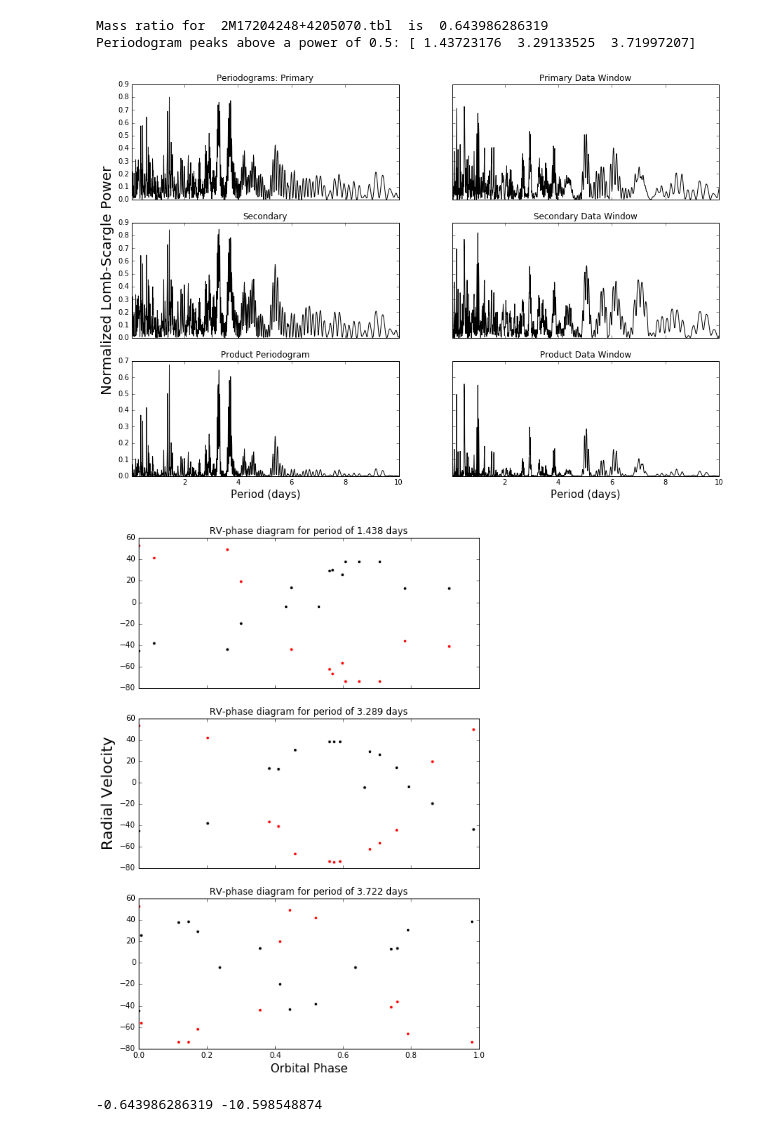
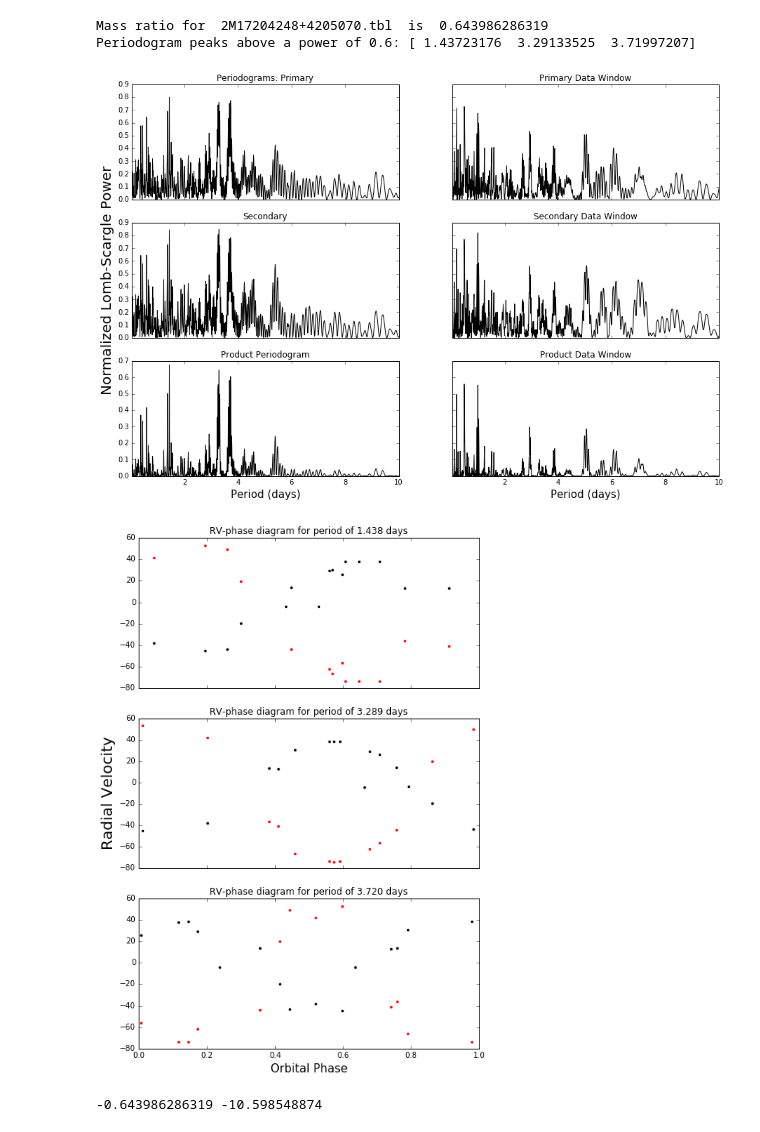
Before and after one commit to jacob-i-skinner/Orbit-Fitting, a Jupyter notebook: 2M17204248+4205070.ipynb, the cells around one changed output. Saved outputs shown, nothing was run; the diff lists cells and outputs as text; code cells hidden in the pictures.

Commit message:
Bug fixes, improvements
Altered the plotting functions to reflect the changes in the way
semi-amplitudes are handled.

```diff
--- a/2M17204248+4205070.ipynb
+++ b/2M17204248+4205070.ipynb
@@ -7,17 +7,8 @@ from scipy.signal import lombscargle
 filename     = '2M17204248+4205070.tbl'
 system       = np.genfromtxt(filename, skip_header=1, usecols=(0, 1, 2))
 
-#Mass-Ratio-Finder-----------------------------------------------------------------------------------------------#
+#define-variable--------------------------------------------------------------------------------------------------#
 
-RVp        =[datum[1] for datum in system if not np.isnan(datum[1]+datum[2])]
-RVs        =[datum[2] for datum in system if not np.isnan(datum[1]+datum[2])]
-m,b        = np.polyfit(RVs, RVp, 1)
-mass_ratio = -m
-print('Mass ratio for ', filename, ' is ', -m)
-
-#Periodogrammer--------------------------------------------------------------------------------------------------#
-
-#define variables
 JD, RVp, RVs = [datum[0] for datum in system], [datum[1] for datum in system], [datum[2] for datum in system]
 JDp, JDs     = JD, JD
 samples      = 1000
@@ -69,6 +60,13 @@ def data_window(t, f):
     powers *= 2 / N
     return periods, powers
 
+#function computes and returns mass ratio
+def massRatio():
+    p =[datum[1] for datum in system if not np.isnan(datum[1]+datum[2])]
+    s =[datum[2] for datum in system if not np.isnan(datum[1]+datum[2])]
+    m,b = np.polyfit(s, p, 1)
+    return -m
+
 #this function removes nan cells from the bad RV visits, and deletes the accompanying JD element
 #from a copy tied to the specific rv list
 def adjustment(t, rv):
@@ -84,16 +82,15 @@ def adjustment(t, rv):
 #function converts measurements in time into measurements in orbital phase (from 0-1)
 #function is only useful after T and P have been determined
 def phases(P, T, times):
-    phased_Times = np.zeros(len(times))
-    for i in range(0, len(times)-1):
-        phased_Times[i] = ((times[i])-T)/P-int(((times[i])-T)/P)
+    phased_Times = np.array([])
+    for i in range(0, len(times)):
+        phased_Times = np.append(phased_Times, ((times[i])-T)/P-int(((times[i])-T)/P))
         if phased_Times[i] < 0:
             phased_Times[i] = phased_Times[i]+1
     return phased_Times
 
 #function finds local maxima above a specified cutoff power
 def maxima(cutoff):
-    cutoff = 0.6
     power = y*y2
     maxima = np.array([])
     for i in range(1, len(power)-2):
@@ -140,29 +137,30 @@ ax2.set_ylabel('Normalized Lomb-Scargle Power', size='20')
 fig.set_figheight(10)
 fig.set_figwidth(15)
 #plt.savefig(filename + ' periodogram.pdf')
-print('Periodogram peaks above a power of 0.5:',maxima(0.5))
+print('Mass ratio for ', filename, ' is ', massRatio())
+print('Periodogram peaks above a power of 0.6:',maxima(0.6))
 # %% [output]
 Mass ratio for  2M17204248+4205070.tbl  is  0.643986286319
-Periodogram peaks above a power of 0.5: [ 1.43723176  3.29133525  3.71997207]
+Periodogram peaks above a power of 0.6: [ 1.43723176  3.29133525  3.71997207]
 [figure]
 # %%
 fig, ((ax1),(ax2),(ax3)) = plt.subplots(3,1, sharex='col', sharey='row')
-ax1.plot(phases(maxima(0.5)[0], 0, JDp), RVp, 'k.')
-ax1.plot(phases(maxima(0.5)[0], 0, JDs), RVs, 'r.')
+ax1.plot(phases(maxima(0.6)[0], 0, JDp), RVp, 'k.')
+ax1.plot(phases(maxima(0.6)[0], 0, JDs), RVs, 'r.')
 ax1.set_title('RV-phase diagram for period of 1.438 days')
-ax2.plot(phases(maxima(0.5)[1], 0, JDp), RVp, 'k.')
-ax2.plot(phases(maxima(0.5)[1], 0, JDs), RVs, 'r.')
+ax2.plot(phases(maxima(0.6)[1], 0, JDp), RVp, 'k.')
+ax2.plot(phases(maxima(0.6)[1], 0, JDs), RVs, 'r.')
 ax2.set_title('RV-phase diagram for period of 3.289 days')
-ax3.plot(phases(maxima(0.5)[2], 0, JDp), RVp, 'k.')
-ax3.plot(phases(maxima(0.5)[2], 0, JDs), RVs, 'r.')
-ax3.set_title('RV-phase diagram for period of 3.722 days')
+ax3.plot(phases(maxima(0.6)[2], 0, JDp), RVp, 'k.')
+ax3.plot(phases(maxima(0.6)[2], 0, JDs), RVs, 'r.')
+ax3.set_title('RV-phase diagram for period of 3.720 days')
 ax3.set_xlabel('Orbital Phase', size='15')
 ax2.set_ylabel('Radial Velocity', size='20')
 fig.set_figheight(12)
 fig.set_figwidth(8)
 #plt.savefig(filename + ' RV-phase diagram.pdf')
 # %% [output]
-[figure, old version]
+[figure, new version]
 # %%
 #below is a visualization of the mass ratio calculation
 print(m, b)
```
Also changed, not shown: 7 other files.
